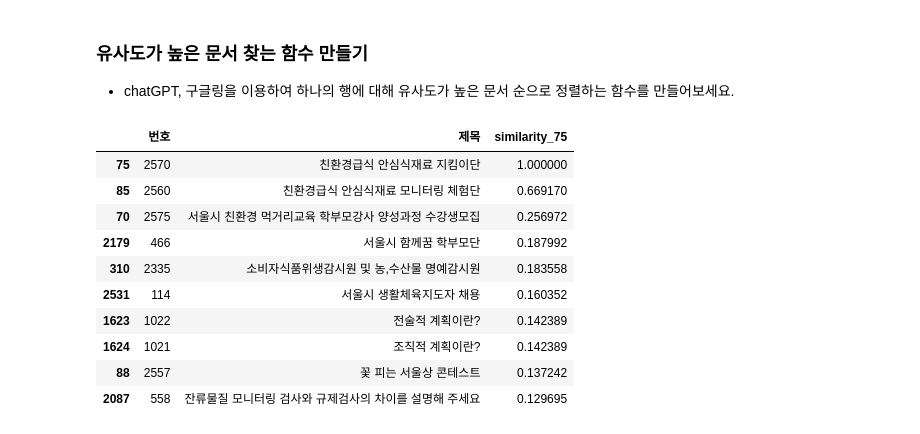
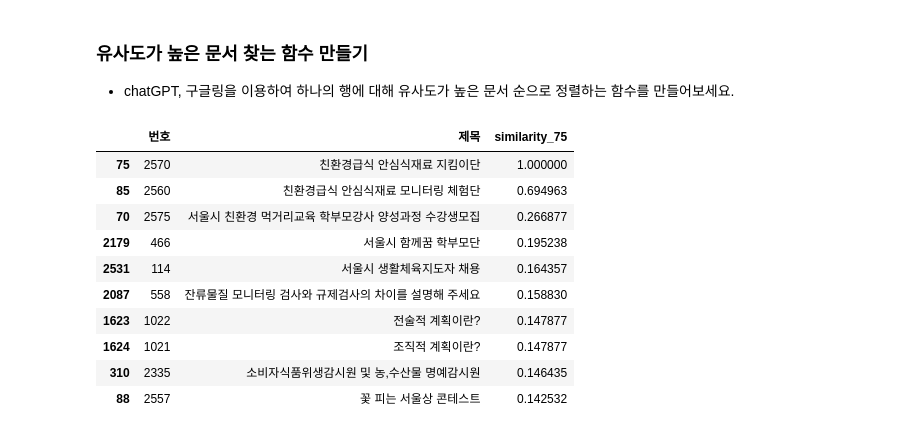
Before and after one commit to miso-20/ESSA, a Jupyter notebook: OB_1002_텍스트분석_exercises.ipynb, the cells around one changed output. Drawn from its saved outputs; the diff is of its cells as text; code cells hidden in the pictures.

```diff
--- a/OB_1002_텍스트분석_exercises.ipynb
+++ b/OB_1002_텍스트분석_exercises.ipynb
@@ -75,6 +84,8 @@ df.head()
   * 변환된 문서 용어 matrix는 `dtm`이라는 변수명으로 저장해주세요.
 # %%
 # '제목내용' 열 피처 벡터화 변환
+tfidf = TfidfVectorizer(max_features=2000)
+dtm = tfidf.fit_transform(df['제목내용'])
 # %% [markdown]
 ### 참고: fit, transform, fit_transfrom의 차이점
 - fit(): 원시 문서에 있는 모든 토큰의 어휘 사전을 배운다.
@@ -154,0 +151,5 @@ array([[1.        , 0.        , 0.03860744, ..., 0.01996438, 0.        ,
+# %%
+from sklearn.metrics.pairwise import cosine_similarity
+
+cosine_matrix = cosine_similarity(dtm)
+cosine_matrix
@@ -180,0 +184,5 @@ sns.heatmap(cosine_matrix[:100, :100], cmap="gray_r")
+# %%
+df['similarity_0'] = cosine_matrix[0]
+
+top_similar = df.nlargest(10, 'similarity_0')[['번호', '제목', 'similarity_0']]
+top_similar
@@ -199,17 +221,32 @@ sns.heatmap(cosine_matrix[:100, :100], cmap="gray_r")
 # %% [markdown]
 ### 유사도가 높은 문서 찾는 함수 만들기
 * chatGPT, 구글링을 이용하여 하나의 행에 대해 유사도가 높은 문서 순으로 정렬하는 함수를 만들어보세요.
+# %%
+def get_similar_docs(index, n=10):
+    """
+    index: 타겟 문서의 인덱스 번호
+    n: 출력할 유사 문서의 개수 (기본값 10)
+    """
+    # 동적으로 컬럼명 생성 (예: similarity_75)
+    sim_col = f'similarity_{index}'
+
+    # 해당 인덱스의 코사인 유사도를 데이터프레임의 새로운 열로 추가
+    df[sim_col] = cosine_matrix[index]
+
+    # nlargest를 사용하여 유사도가 높은 순으로 정렬 후 반환
+    return df.nlargest(n, sim_col)[['번호', '제목', sim_col]]
 # %%
 # 변수를 넣어 점검해보세요.
+get_similar_docs(75, 10)
 # %% [output]
 |  | 번호 | 제목 | similarity_75 |
 | 75 | 2570 | 친환경급식 안심식재료 지킴이단 | 1.000000 |
-| 85 | 2560 | 친환경급식 안심식재료 모니터링 체험단 | 0.669170 |
-| 70 | 2575 | 서울시 친환경 먹거리교육 학부모강사 양성과정 수강생모집 | 0.256972 |
-| 2179 | 466 | 서울시 함께꿈 학부모단 | 0.187992 |
-| 310 | 2335 | 소비자식품위생감시원 및 농,수산물 명예감시원 | 0.183558 |
-| 2531 | 114 | 서울시 생활체육지도자 채용 | 0.160352 |
-| 1623 | 1022 | 전술적 계획이란? | 0.142389 |
-| 1624 | 1021 | 조직적 계획이란? | 0.142389 |
-| 88 | 2557 | 꽃 피는 서울상 콘테스트 | 0.137242 |
-| 2087 | 558 | 잔류물질 모니터링 검사와 규제검사의 차이를 설명해 주세요 | 0.129695 |
+| 85 | 2560 | 친환경급식 안심식재료 모니터링 체험단 | 0.694963 |
+| 70 | 2575 | 서울시 친환경 먹거리교육 학부모강사 양성과정 수강생모집 | 0.266877 |
+| 2179 | 466 | 서울시 함께꿈 학부모단 | 0.195238 |
+| 2531 | 114 | 서울시 생활체육지도자 채용 | 0.164357 |
+| 2087 | 558 | 잔류물질 모니터링 검사와 규제검사의 차이를 설명해 주세요 | 0.158830 |
+| 1623 | 1022 | 전술적 계획이란? | 0.147877 |
+| 1624 | 1021 | 조직적 계획이란? | 0.147877 |
+| 310 | 2335 | 소비자식품위생감시원 및 농,수산물 명예감시원 | 0.146435 |
+| 88 | 2557 | 꽃 피는 서울상 콘테스트 | 0.142532 |
```
Also changed, not shown: parts of 15 cells of this notebook.
